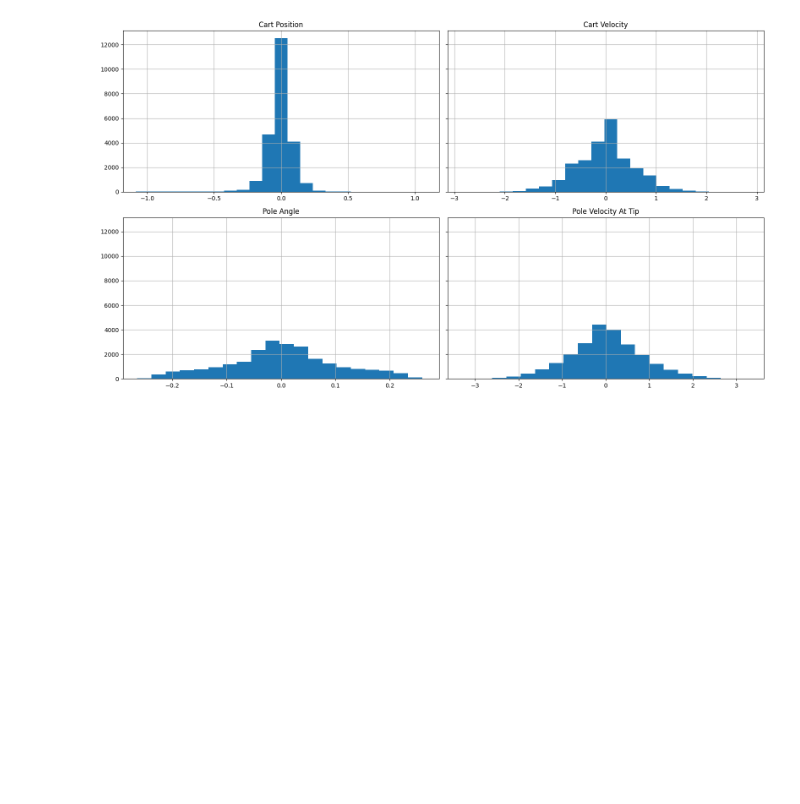
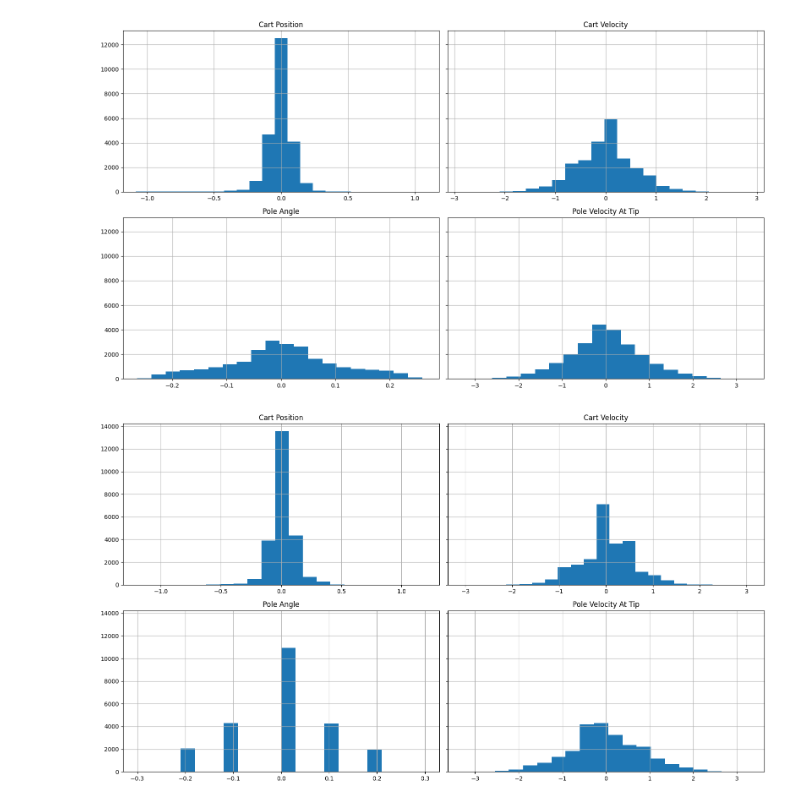
Before and after one commit to UlyanaGru/MLRun3, a Jupyter notebook: mlrun3.ipynb, the cells around one changed output. Saved outputs shown, nothing was run; the diff lists cells and outputs as text; code cells hidden in the pictures; blank space fills up the shorter version.

Commit message:
visualize_cartpole_observation_ distribution(seen_observations)

```diff
--- a/mlrun3.ipynb
+++ b/mlrun3.ipynb
@@ -320,3 +320,18 @@ class Discretizer(ObservationWrapper):
         return tuple(state)
 
 env = Discretizer(make_env())
+# %%
+seen_observations = []
+for _ in range(1000):
+    s, _ = env.reset()
+    seen_observations.append(s)
+    done = False
+    while not done:
+        s, r, done, _, _ = env.step(env.action_space.sample())
+        seen_observations.append(s)
+        if done:
+            break
+
+visualize_cartpole_observation_distribution(seen_observations)
+# %% [output]
+[figure, added]
```
